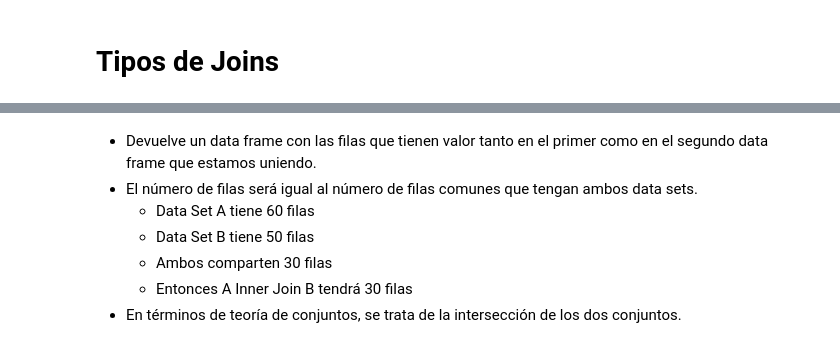
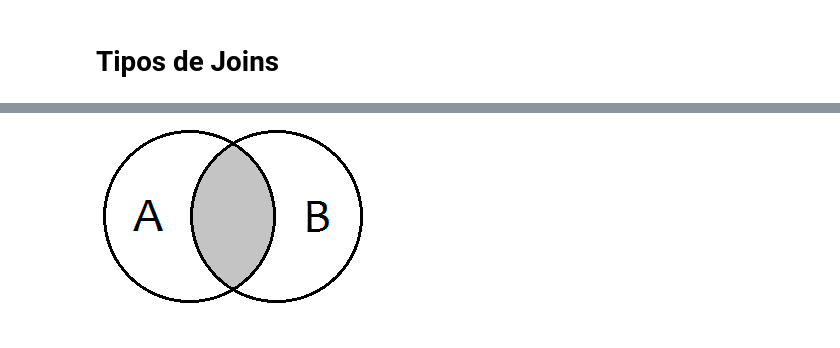
Before and after one commit to tomasvdh/python-ml-course, a Jupyter notebook: mynotebooks/T2 - 4 - Data Cleaning - Concatenación de datos.ipynb, the cells around one changed output, grey strips where cells are left out. Saved outputs shown, nothing was run; the diff lists cells and outputs as text; code cells hidden in the pictures.

```diff
--- a/mynotebooks/T2 - 4 - Data Cleaning - Concatenación de datos.ipynb
+++ b/mynotebooks/T2 - 4 - Data Cleaning - Concatenación de datos.ipynb
@@ -341,8 +396,4 @@ True
-# %% [markdown]
-* Devuelve un data frame con las filas que tienen valor tanto en el primer como en el segundo data frame que estamos uniendo.
-* El número de filas será igual al número de filas comunes que tengan ambos data sets.
-    * Data Set A tiene 60 filas
-    * Data Set B tiene 50 filas
-    * Ambos comparten 30 filas
-    * Entonces A Inner Join B tendrá 30 filas
-* En términos de teoría de conjuntos, se trata de la intersección de los dos conjuntos.
+# %%
+Image(filename="../notebooks/resources/inner-join.png")
+# %% [output]
+[figure, added]
```
Also changed, not shown: parts of 17 cells of this notebook.
